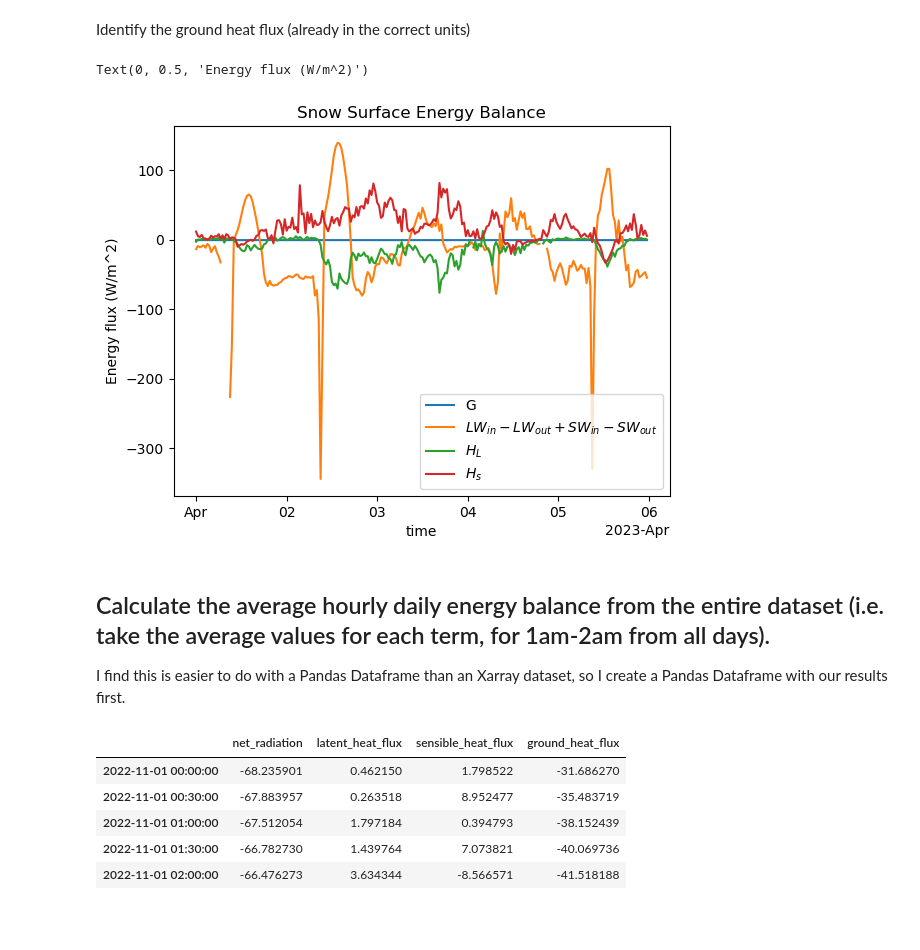
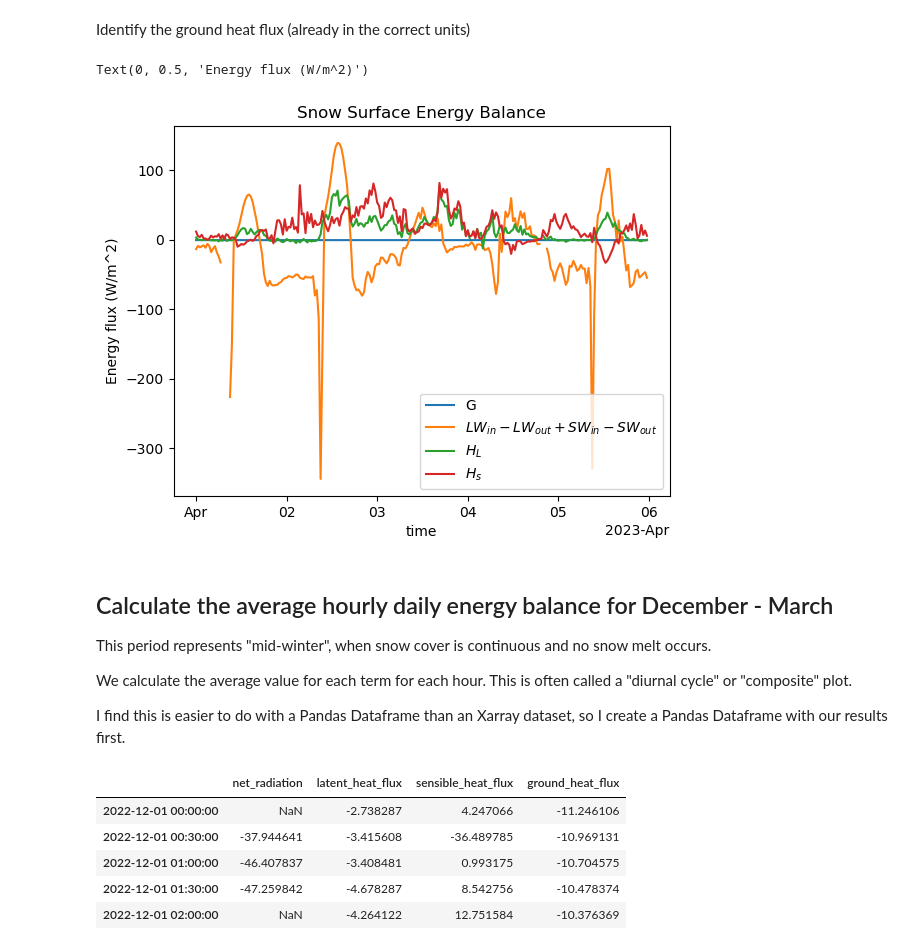
Before and after one commit to Mountain-Hydrology-Research-Group/snow-hydrology, a Jupyter notebook: modules/lab3/lab3-2.ipynb, the cells around one changed output. Cells and saved outputs as stored; diff of their text form; code cells hidden in the pictures; blank space fills up the shorter version.

```diff
--- a/modules/lab3/lab3-2.ipynb
+++ b/modules/lab3/lab3-2.ipynb
@@ -105,6 +99,3 @@ Note that the measurement `w_h2o__3m_c` is latent heat flux *away* from the snow
 # %%
 latent_heat_sublimation = 2590 #J/g
 latent_heat_flux = sos_dataset['w_h2o__3m_c'] * latent_heat_sublimation
-
-# negating the measurements
-latent_heat_flux = - latent_heat_flux
@@ -157,29 +148,36 @@ plt.title('Snow Surface Energy Balance')
 plt.ylabel('Energy flux (W/m^2)')
 # %% [output]
 Text(0, 0.5, 'Energy flux (W/m^2)')
-[figure, old version]
+[figure, new version]
 # %% [markdown]
-## Calculate the average hourly daily energy balance from the entire dataset (i.e. take the average values for each term, for 1am-2am from all days).
+## Calculate the average hourly daily energy balance for December - March
+This period represents "mid-winter", when snow cover is continuous and no snow melt occurs.
+
+We calculate the average value for each term for each hour. This is often called a "diurnal cycle" or "composite" plot.
 
 I find this is easier to do with a Pandas Dataframe than an Xarray dataset, so I create a Pandas Dataframe with our results first.
 # %%
 # Create the dataframe with the terms we calculated. Assign the dataframe index as the timestamps.
 energy_balance_df = pd.DataFrame({
         'net_radiation': net_radiation,
         'latent_heat_flux': latent_heat_flux,
         'sensible_heat_flux': sensible_heat_flux,
         'ground_heat_flux': ground_heat_flux,
 },
     index = net_radiation.time
 )
+
+# Isolate data from December through March
+energy_balance_df = energy_balance_df.loc['20221201': '20230331']
+
 energy_balance_df.head()
 # %% [output]
 |  | net_radiation | latent_heat_flux | sensible_heat_flux | ground_heat_flux |
-| 2022-11-01 00:00:00 | -68.235901 | 0.462150 | 1.798522 | -31.686270 |
-| 2022-11-01 00:30:00 | -67.883957 | 0.263518 | 8.952477 | -35.483719 |
-| 2022-11-01 01:00:00 | -67.512054 | 1.797184 | 0.394793 | -38.152439 |
-| 2022-11-01 01:30:00 | -66.782730 | 1.439764 | 7.073821 | -40.069736 |
-| 2022-11-01 02:00:00 | -66.476273 | 3.634344 | -8.566571 | -41.518188 |
+| 2022-12-01 00:00:00 | NaN | -2.738287 | 4.247066 | -11.246106 |
+| 2022-12-01 00:30:00 | -37.944641 | -3.415608 | -36.489785 | -10.969131 |
+| 2022-12-01 01:00:00 | -46.407837 | -3.408481 | 0.993175 | -10.704575 |
+| 2022-12-01 01:30:00 | -47.259842 | -4.678287 | 8.542756 | -10.478374 |
+| 2022-12-01 02:00:00 | NaN | -4.264122 | 12.751584 | -10.376369 |
 # %%
 # Create a column representing the hour of the day
 energy_balance_df['hour_of_day'] = energy_balance_df.index.hour
```
Also changed, not shown: parts of 22 cells of this notebook.
